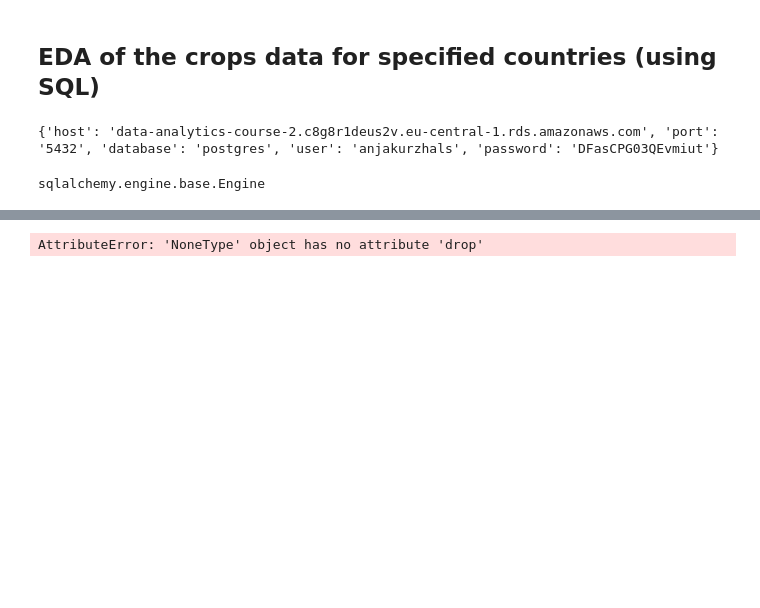
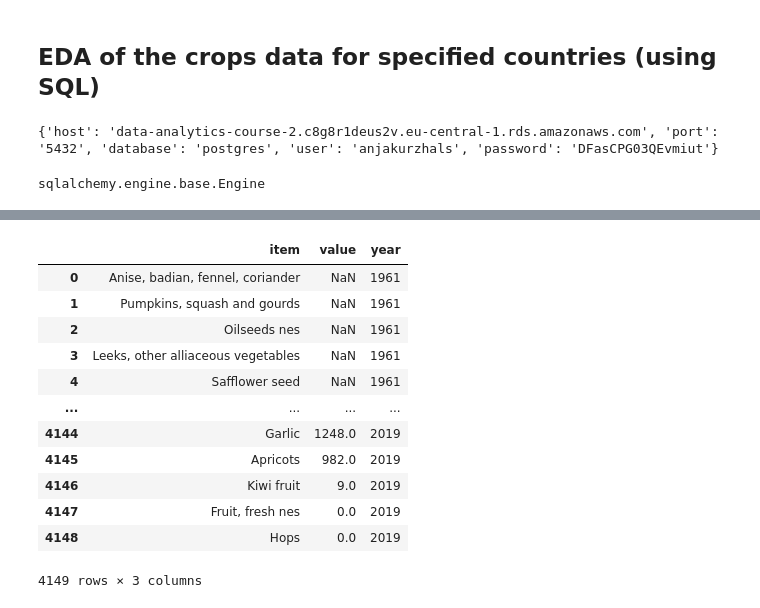
Before and after one commit to ElnazSaeidi/capstone-project-AEJS, a Jupyter notebook: Crop_Data_Anja.ipynb, the cells around one changed output, grey strips where cells are left out. Cells and saved outputs as stored; diff of their text form; code cells hidden in the pictures; blank space fills up the shorter version.

```diff
--- a/Crop_Data_Anja.ipynb
+++ b/Crop_Data_Anja.ipynb
@@ -205,4 +205,19 @@ prod_canada
-# %%
-prod_canada.dty
-# %% [output]
-AttributeError: 'NoneType' object has no attribute 'drop'
+# %%
+#dropping columns and renaming columns
+#prod_canada=prod_canada.drop(['Area','Element'], axis='columns')
+prod_canada=prod_canada.rename(columns={'Item':'item','Value':'value','Year Code':'year'})
+prod_canada
+# %% [output]
+|  | item | value | year |
+| 0 | Anise, badian, fennel, coriander | NaN | 1961 |
+| 1 | Pumpkins, squash and gourds | NaN | 1961 |
+| 2 | Oilseeds nes | NaN | 1961 |
+| 3 | Leeks, other alliaceous vegetables | NaN | 1961 |
+| 4 | Safflower seed | NaN | 1961 |
+| ... | ... | ... | ... |
+| 4144 | Garlic | 1248.0 | 2019 |
+| 4145 | Apricots | 982.0 | 2019 |
+| 4146 | Kiwi fruit | 9.0 | 2019 |
+| 4147 | Fruit, fresh nes | 0.0 | 2019 |
+| 4148 | Hops | 0.0 | 2019 |
+4149 rows × 3 columns
```
Also changed, not shown: parts of 11 cells of this notebook.
